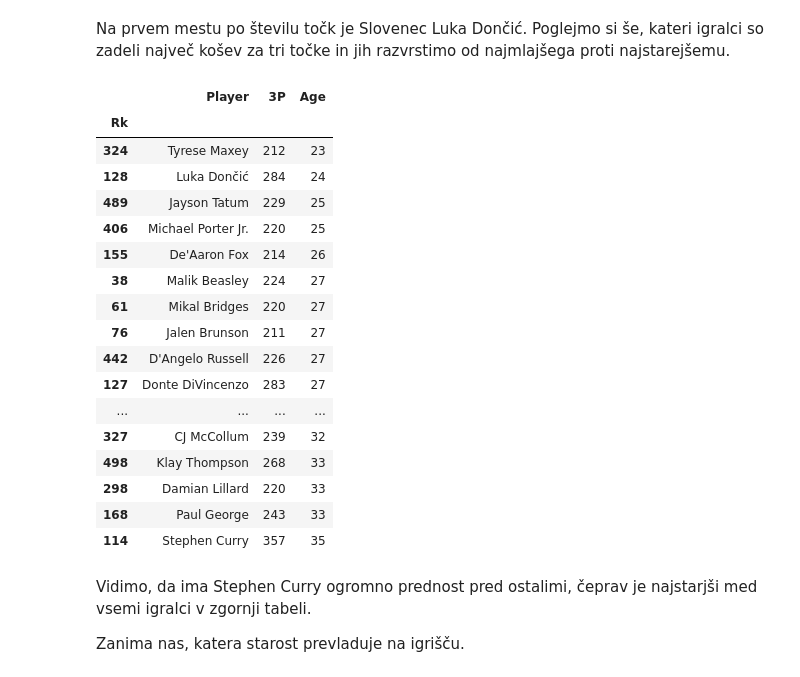
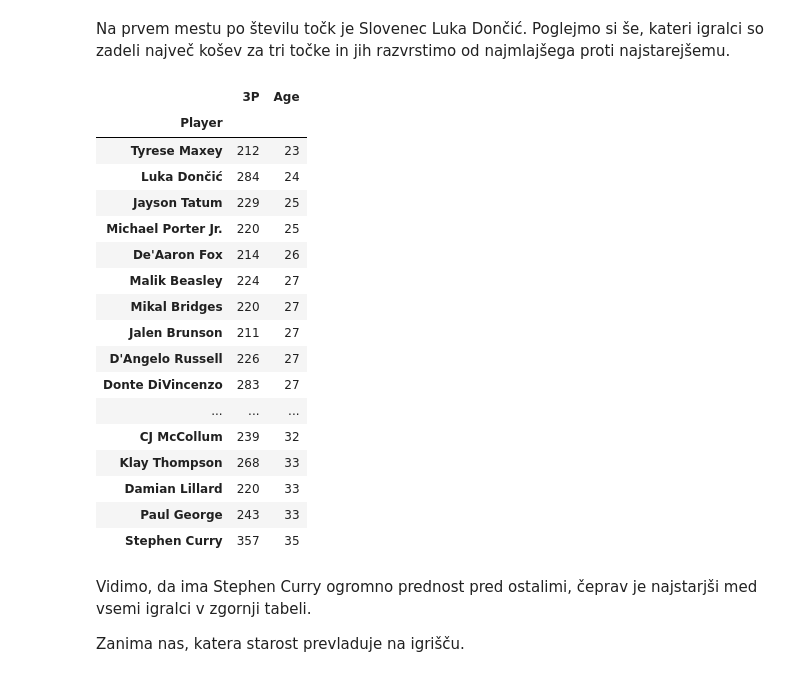
Before and after one commit to elizapecoraro/Eliza-Pecoraro-Projektna-naloga-UVP, a Jupyter notebook: analiza.ipynb, the cells around one changed output. Drawn from its saved outputs; the diff is of its cells as text; code cells hidden in the pictures.

```diff
--- a/analiza.ipynb
+++ b/analiza.ipynb
@@ -12,7 +12,7 @@ import numpy as np
 plt.style.use("ggplot")
 plt.rcParams['axes.prop_cycle'] = plt.cycler(color=['#008080'])
 
-nba = pd.read_csv('NBA.csv', encoding="utf-8", index_col="Rk")
+nba = pd.read_csv('NBA.csv', encoding="utf-8", index_col="Player")
 nba = nba.drop_duplicates(keep=False)       #da se zbisejo une vrstice
 nba
 # %% [output]
@@ -34,14 +34,13 @@ nba
 Za začetek izbrišimo stolpce s podatki v obliki procentov, ker jih ne potrebujemo in jih lahko izračunamo tudi sami.
 Med podatki so tudi vrstice, ki za igralce pri več ekipah izračunajo vsoto vendar nas ta podatek ne zanima, zato tudi te izbrišemo.
 # %%
-nba = nba.drop(columns=["FG%", "3P%", "2P%", "eFG%", "FT%"])
+#nba = nba.drop(columns=["FG%", "3P%", "2P%", "eFG%", "FT%"])
 nba = nba[nba["Tm"].str.contains("TOT") == False]
 # %% [markdown]
 Podatki v tabeli so najprej v obliki "stringov" zato jih moramo spremeniti v numerične, da jih lahko analiziramo.
 # %%
-NUMERIC_COLS = ['Age', 'G', 'GS', 'MP', 'FG', 'FGA',
-       '3P', '3PA', '2P', '2PA', 'FT', 'FTA',
-       'ORB', 'DRB', 'TRB', 'AST', 'STL', 'BLK', 'TOV', 'PF', 'PTS']
+NUMERIC_COLS = ['Age', 'G', 'MP', '3P', '2P', 'FT',
+       'AST', 'STL', 'BLK', 'PF', 'PTS']
 
 nba_num = nba[NUMERIC_COLS]
 
@@ -116,26 +116,26 @@ urejeno_tocke[["Player", "PTS", "Tm"]]
 Na prvem mestu po številu točk je Slovenec Luka Dončić. Poglejmo si še, kateri igralci so zadeli največ košev za tri točke in jih razvrstimo od najmlajšega proti najstarejšemu.
 # %%
 urejeno_trojke = nba[nba["3P"] >= 210].sort_values("Age")
-urejeno_trojke[['Player','3P','Age']]
+urejeno_trojke[['3P','Age']]
 # %% [output]
-|  | Player | 3P | Age |
-| Rk |  |  |  |
-| 324 | Tyrese Maxey | 212 | 23 |
-| 128 | Luka Dončić | 284 | 24 |
-| 489 | Jayson Tatum | 229 | 25 |
-| 406 | Michael Porter Jr. | 220 | 25 |
-| 155 | De'Aaron Fox | 214 | 26 |
-| 38 | Malik Beasley | 224 | 27 |
-| 61 | Mikal Bridges | 220 | 27 |
-| 76 | Jalen Brunson | 211 | 27 |
-| 442 | D'Angelo Russell | 226 | 27 |
-| 127 | Donte DiVincenzo | 283 | 27 |
-| ... | ... | ... | ... |
-| 327 | CJ McCollum | 239 | 32 |
-| 498 | Klay Thompson | 268 | 33 |
-| 298 | Damian Lillard | 220 | 33 |
-| 168 | Paul George | 243 | 33 |
-| 114 | Stephen Curry | 357 | 35 |
+|  | 3P | Age |
+| Player |  |  |
+| Tyrese Maxey | 212 | 23 |
+| Luka Dončić | 284 | 24 |
+| Jayson Tatum | 229 | 25 |
+| Michael Porter Jr. | 220 | 25 |
+| De'Aaron Fox | 214 | 26 |
+| Malik Beasley | 224 | 27 |
+| Mikal Bridges | 220 | 27 |
+| Jalen Brunson | 211 | 27 |
+| D'Angelo Russell | 226 | 27 |
+| Donte DiVincenzo | 283 | 27 |
+| ... | ... | ... |
+| CJ McCollum | 239 | 32 |
+| Klay Thompson | 268 | 33 |
+| Damian Lillard | 220 | 33 |
+| Paul George | 243 | 33 |
+| Stephen Curry | 357 | 35 |
 # %% [markdown]
 Vidimo, da ima Stephen Curry ogromno prednost pred ostalimi, čeprav je najstarjši med vsemi igralci v zgornji tabeli.
 
```
Also changed, not shown: parts of 8 cells of this notebook, 2 other files.
